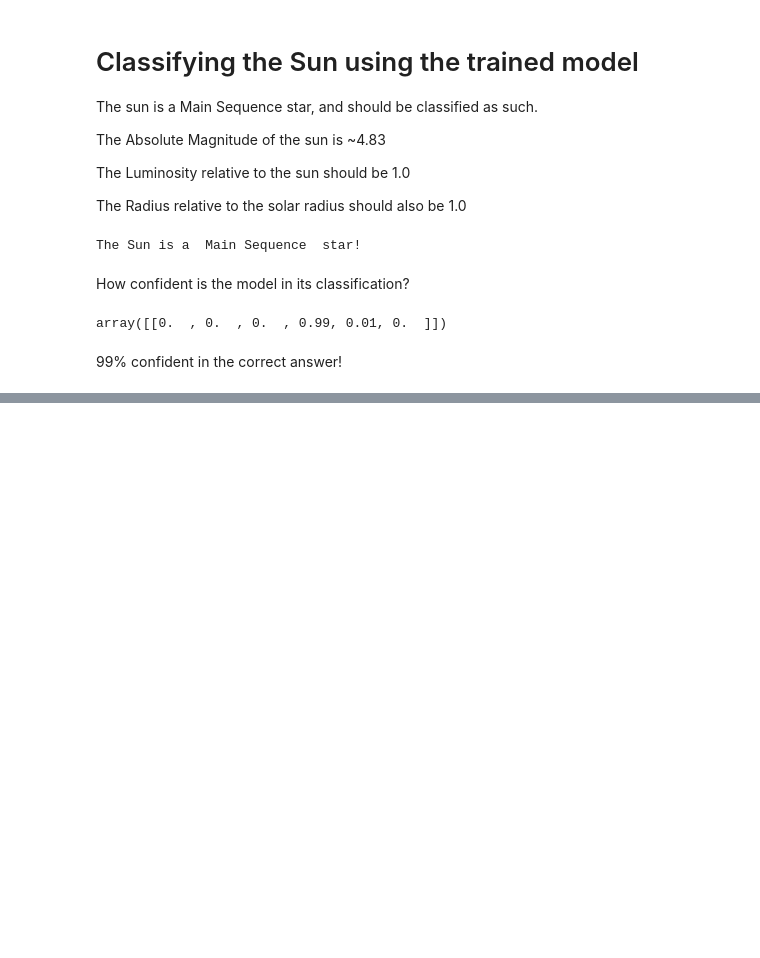
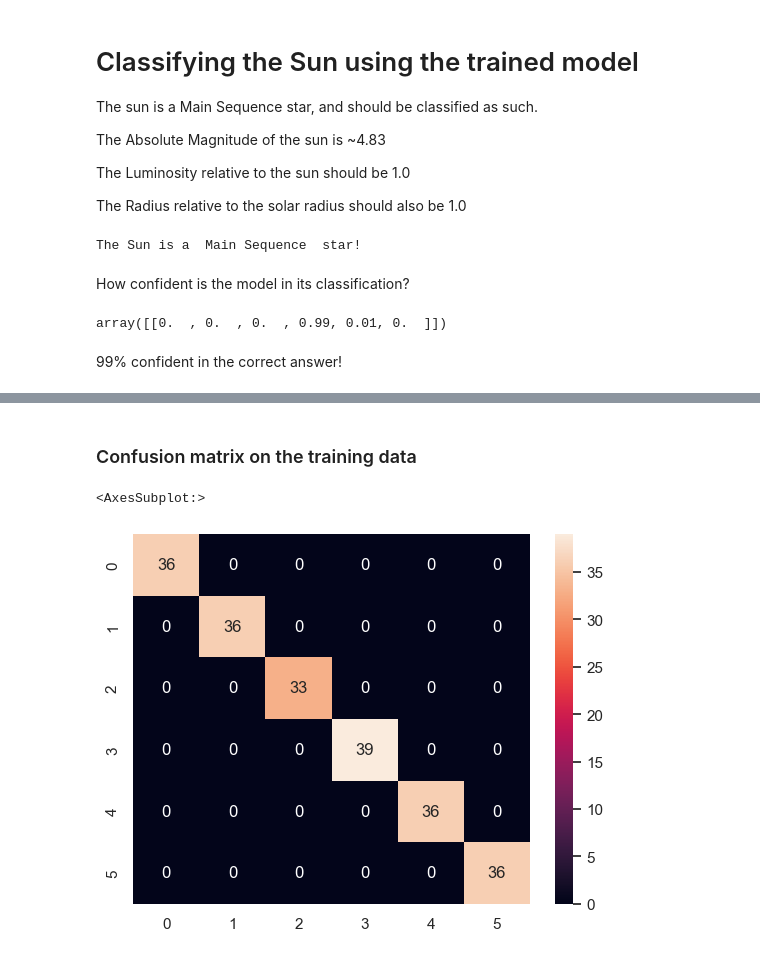
Before and after one commit to chloe0x0/stars, a Jupyter notebook: src/stars.ipynb, the cells around one changed output, grey strips where cells are left out. Drawn from its saved outputs; the diff is of its cells as text; code cells hidden in the pictures; blank space fills up the shorter version.

```diff
--- a/src/stars.ipynb
+++ b/src/stars.ipynb
@@ -324,0 +333,8 @@ array([[0.  , 0.  , 0.  , 0.99, 0.01, 0.  ]])
+# %% [markdown]
+### Confusion matrix on the training data
+# %%
+preds = model.predict(train[["A_M", "R", "L"]])
+sns.heatmap(metrics.confusion_matrix(preds, train["Type"]), annot=True)
+# %% [output]
+<AxesSubplot:>
+[figure, added]
```
Also changed, not shown: parts of 2 cells of this notebook.
